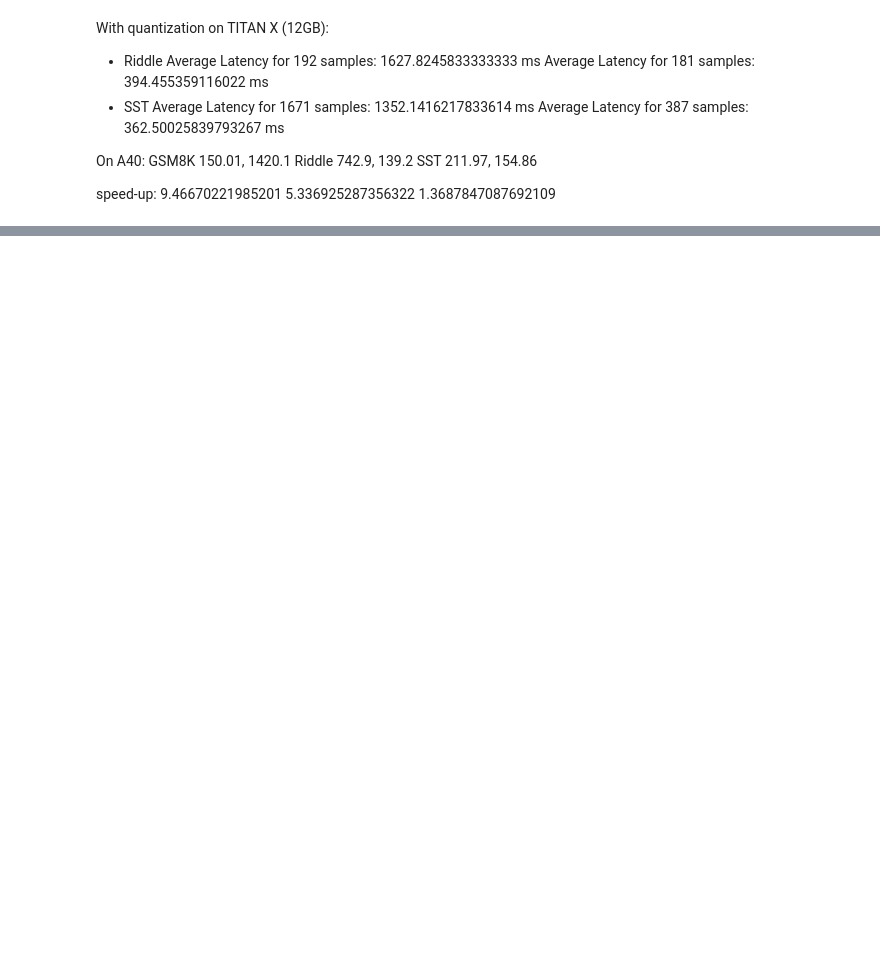
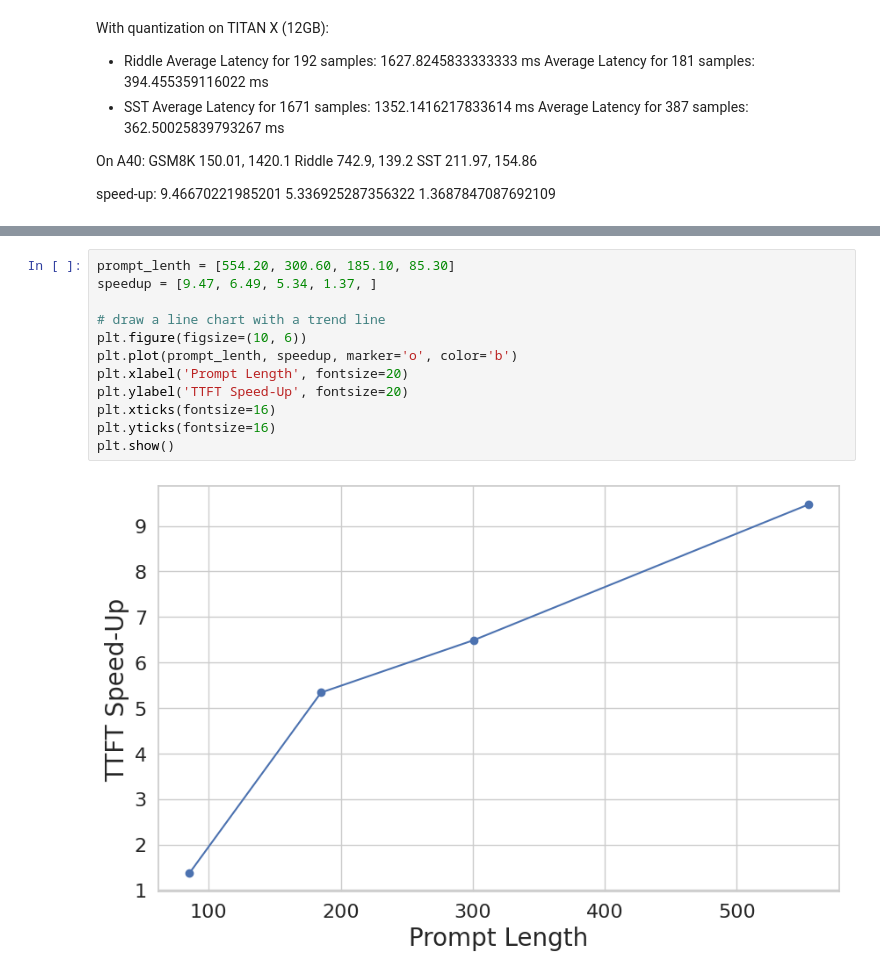
Before and after one commit to runamu/sysproj_icl_cache, a Jupyter notebook: dataset_analysis.ipynb, the cells around one changed output, grey strips where cells are left out. Saved outputs shown, nothing was run; the diff lists cells and outputs as text; blank space fills up the shorter version.

```diff
--- a/dataset_analysis.ipynb
+++ b/dataset_analysis.ipynb
@@ -536,2 +539,16 @@ for v1, v2 in zip(values1, values2):
 5.34
 1.37
+# %%
+prompt_lenth = [554.20, 300.60, 185.10, 85.30]
+speedup = [9.47, 6.49, 5.34, 1.37, ]
+
+# draw a line chart with a trend line
+plt.figure(figsize=(10, 6))
+plt.plot(prompt_lenth, speedup, marker='o', color='b')
+plt.xlabel('Prompt Length', fontsize=20)
+plt.ylabel('TTFT Speed-Up', fontsize=20)
+plt.xticks(fontsize=16)
+plt.yticks(fontsize=16)
+plt.show()
+# %% [output]
+[figure, added]
```
Also changed, not shown: parts of 3 cells of this notebook, 1 other file.
